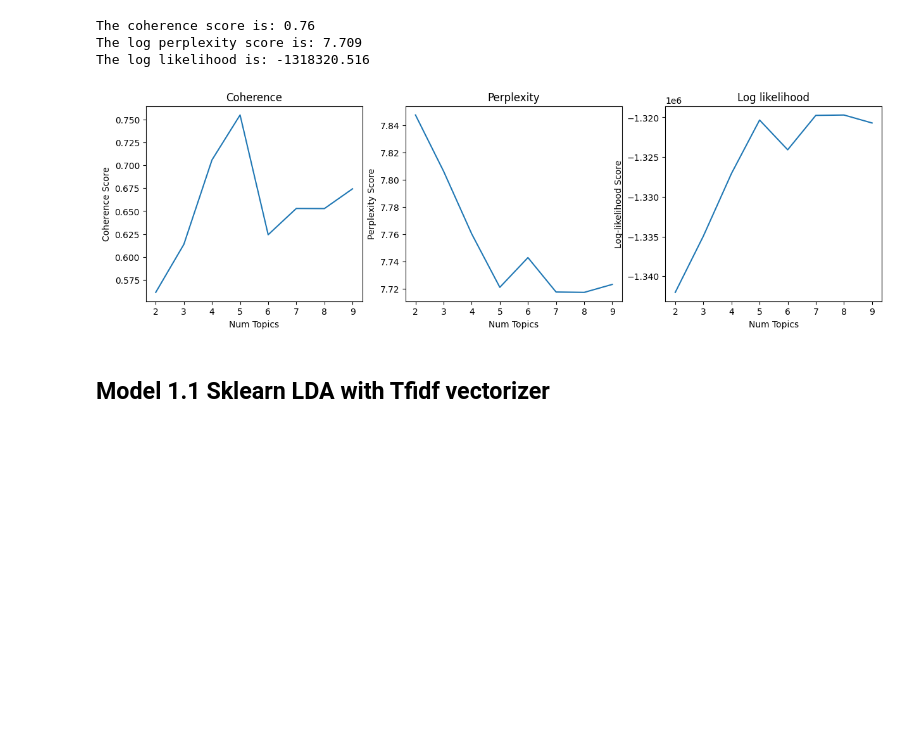
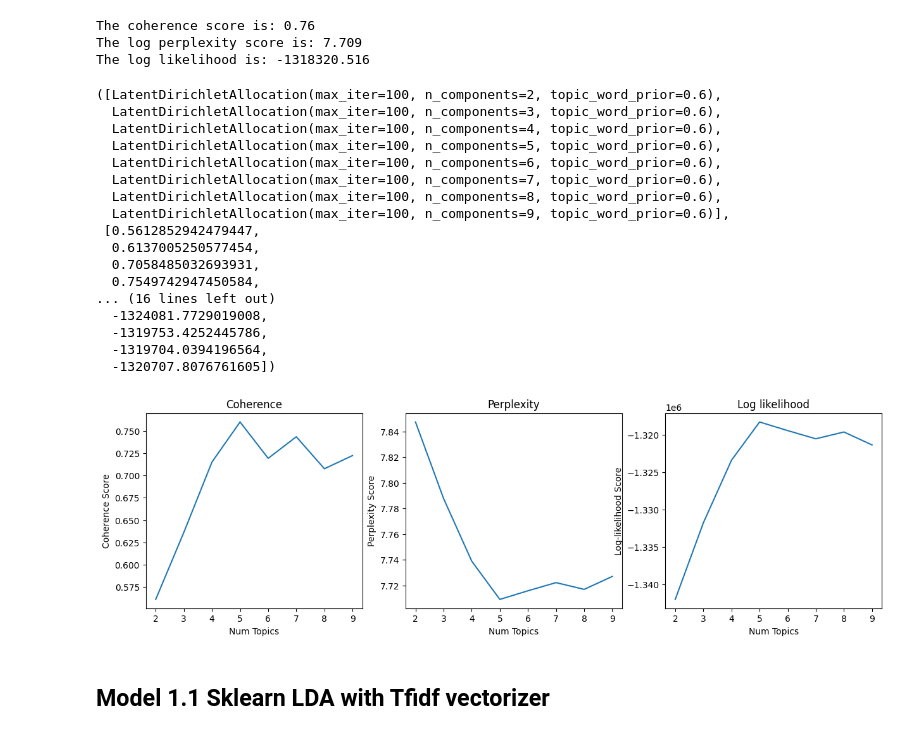
Before and after one commit to CalesSla/NLP_TopicModelling, a Jupyter notebook: TopicModelling_Model_Selection_fetch20.ipynb, the cells around one changed output. Drawn from its saved outputs; the diff is of its cells as text; code cells hidden in the pictures; blank space fills up the shorter version.

```diff
--- a/TopicModelling_Model_Selection_fetch20.ipynb
+++ b/TopicModelling_Model_Selection_fetch20.ipynb
@@ -56,15 +51,33 @@ sample_topic(rand_seed = 0, topic_vocab = topic_vocab)
 # %%
 # Calculate the coherence, perplexity scores and log likelihood scores
 
-vocab, words, id2word = coherence_perp_logl()
+vocab, words, id2word = coherence_perp_logl(lda_modeller = lda_modeller_skl)
 # %% [output]
 The coherence score is: 0.76
 The log perplexity score is: 7.709
 The log likelihood is: -1318320.516
-# %%
-model_list, coherence_values, perplexity_list, log_likelihood_scores = metrics_model_selection(dictionary=id2word, words=words)
-# %% [output]
-[figure, removed]
+# %%
+ms = ModelSelector(dictionary=id2word, vectorizer='count', lib='skl')
+model_list, coherence_values, perplexity_list, log_likelihood_scores = ms()
+# %% [output]
+([LatentDirichletAllocation(max_iter=100, n_components=2, topic_word_prior=0.6),
+  LatentDirichletAllocation(max_iter=100, n_components=3, topic_word_prior=0.6),
+  LatentDirichletAllocation(max_iter=100, n_components=4, topic_word_prior=0.6),
+  LatentDirichletAllocation(max_iter=100, n_components=5, topic_word_prior=0.6),
+  LatentDirichletAllocation(max_iter=100, n_components=6, topic_word_prior=0.6),
+  LatentDirichletAllocation(max_iter=100, n_components=7, topic_word_prior=0.6),
+  LatentDirichletAllocation(max_iter=100, n_components=8, topic_word_prior=0.6),
+  LatentDirichletAllocation(max_iter=100, n_components=9, topic_word_prior=0.6)],
+ [0.5612852942479447,
+  0.6137005250577454,
+  0.7058485032693931,
+  0.7549742947450584,
+... (16 lines left out)
+  -1324081.7729019008,
+  -1319753.4252445786,
+  -1319704.0394196564,
+  -1320707.8076761605])
+[figure, added]
 # %% [markdown]
 ## Model 1.1 Sklearn LDA with Tfidf vectorizer
 # %%
```
Also changed, not shown: parts of 22 cells of this notebook, 1 other file.
